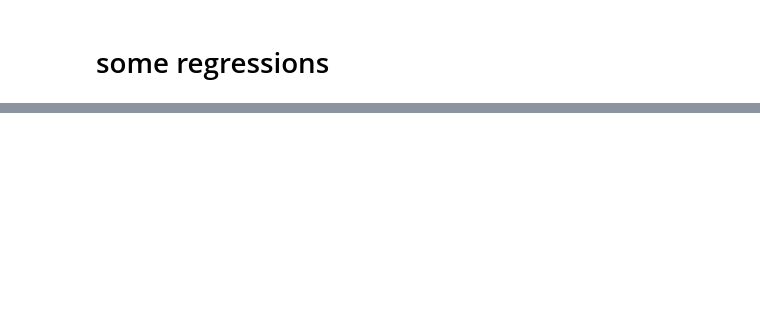
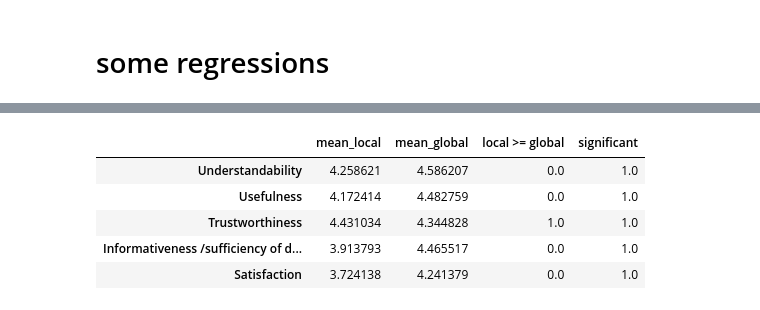
Before and after one commit to unofficial-Jona/Unimaas_researchproject_XAI, a Jupyter notebook: Data analysis.ipynb, the cells around one changed output, grey strips where cells are left out. Saved outputs shown, nothing was run; the diff lists cells and outputs as text; code cells hidden in the pictures; blank space fills up the shorter version.

```diff
--- a/Data analysis.ipynb
+++ b/Data analysis.ipynb
@@ -240,0 +237,37 @@ visualize_p_values()
+# %%
+def calculate_statistics(threshold=0.05, dataset=non_ml_background):
+    '''
+    This function calculates a statistic to assess if local or global explanations are better.
+    @param threshold: the threshold applied to the t-test to see if something is counted as significant
+    @param dataset: the dataset to use.
+    @return: creates a pandas table with survey criteria as rows and evaluation criteria as columns
+    '''
+    vals = np.zeros((5,4))
+    for idx in range(5):
+
+
+        loc = dataset.iloc[:,idx+5].append(dataset.iloc[:,idx+10])
+        glo = dataset.iloc[:,idx+15].append(dataset.iloc[:,idx+20])
+        mean_l = np.mean(loc)
+        mean_g = np.mean(glo)
+        glo_greq_loc = mean_l >= mean_g
+        stat, p = sc.ttest_ind(loc, glo)
+        significant = p > threshold
+
+        vals[idx,0] = mean_l
+        vals[idx,1] = mean_g
+        vals[idx,2] = glo_greq_loc
+        vals[idx,3] = significant
+    differences = pd.DataFrame(index=['Understandability', 'Usefulness', 'Trustworthiness', 'Informativeness /sufficiency of detail', 'Satisfaction'],
+                               columns=['mean_local', 'mean_global', 'local >= global', 'significant'], data=vals
+                               )
+    return differences
+
+calculate_statistics()
+# %% [output]
+|  | mean_local | mean_global | local >= global | significant |
+| Understandability | 4.258621 | 4.586207 | 0.0 | 1.0 |
+| Usefulness | 4.172414 | 4.482759 | 0.0 | 1.0 |
+| Trustworthiness | 4.431034 | 4.344828 | 1.0 | 1.0 |
+| Informativeness /sufficiency of d... | 3.913793 | 4.465517 | 0.0 | 1.0 |
+| Satisfaction | 3.724138 | 4.241379 | 0.0 | 1.0 |
```
Also changed, not shown: parts of 18 cells of this notebook.
